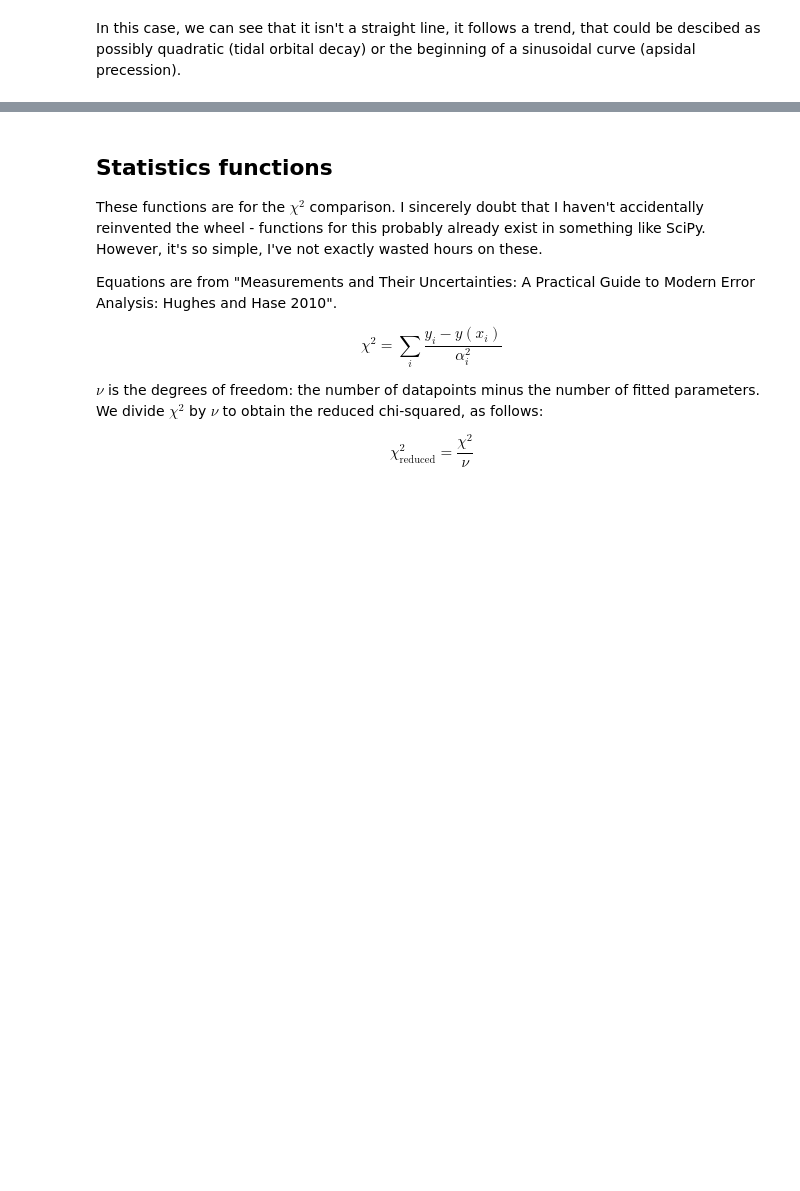
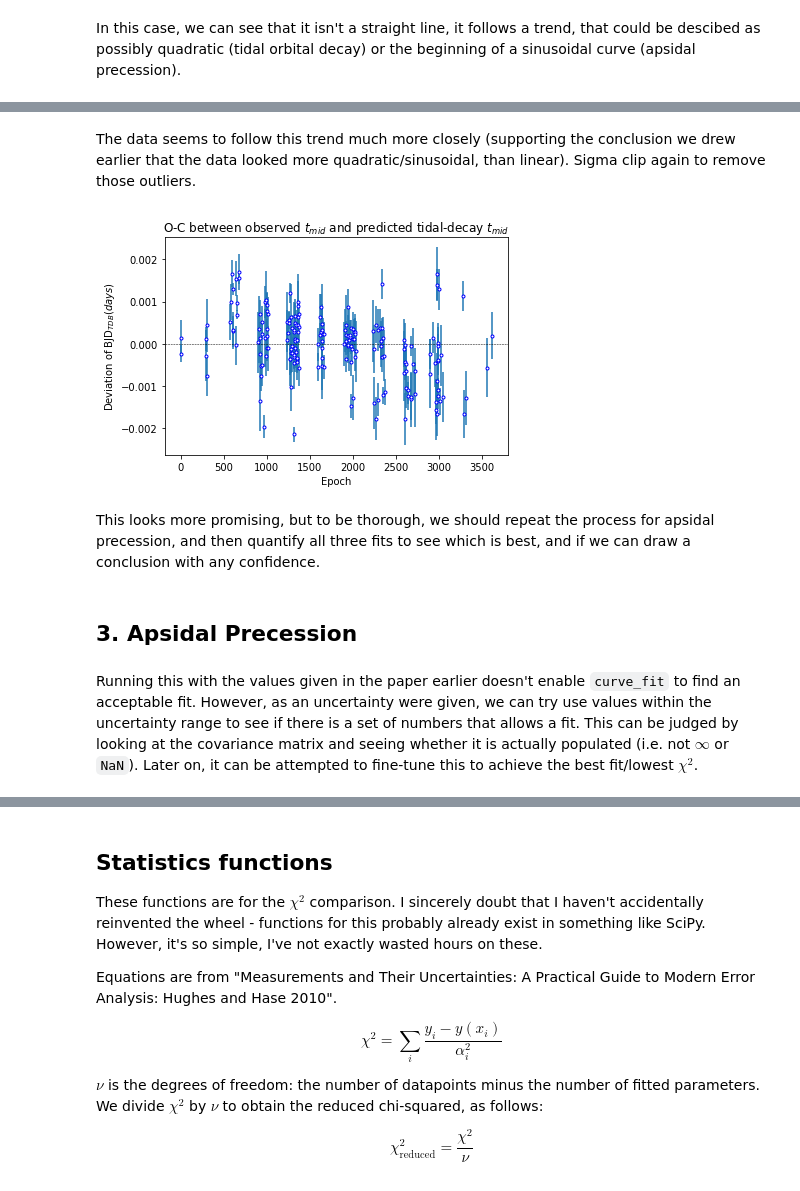
Before and after one commit to ross-dobson/TOTEMS, a Jupyter notebook: TOTEMS.ipynb, the cells around one changed output, grey strips where cells are left out. Cells and saved outputs as stored; diff of their text form; code cells hidden in the pictures; blank space fills up the shorter version.

```diff
--- a/TOTEMS.ipynb
+++ b/TOTEMS.ipynb
@@ -551,0 +638,23 @@ In this case, we can see that it isn't a straight line, it follows a trend, that
+# %% [markdown]
+The data seems to follow this trend much more closely (supporting the conclusion we drew earlier that the data looked more quadratic/sinusoidal, than linear). Sigma clip again to remove those outliers.
+# %%
+# 3 Sigma-clip the OC Series
+OC_tidal_clipped, low, upp = sigmaclip(OC_tidal, low=3.0, high=3.0)
+
+OC_tidal_clipped = pd.Series(data=OC_tidal_clipped)
+
+# Apply the index to the main DataFrame
+data_tidal = data.loc[OC_tidal_clipped.index]
+
+plt.errorbar(data_tidal['epoch'], OC_tidal_clipped, xerr=0, yerr=data_tidal['err'], linestyle='None', marker='.', mfc="w", mec="b")
+plt.axhline(y=0, xmin=0.0, xmax=1.0, color='black', linestyle='dashed', linewidth=0.5)
+plt.ylabel('Deviation of BJD$_{TDB} (days)$')
+plt.xlabel('Epoch')
+plt.title('O-C between observed $t_{mid}$ and predicted tidal-decay $t_{mid}$')
+plt.show()
+# %% [output]
+[figure, added]
+# %% [markdown]
+This looks more promising, but to be thorough, we should repeat the process for apsidal precession, and then quantify all three fits to see which is best, and if we can draw a conclusion with any confidence.
+# %% [markdown]
+## 3. Apsidal Precession
@@ -551,0 +690,2 @@ In this case, we can see that it isn't a straight line, it follows a trend, that
+# %% [markdown]
+Running this with the values given in the paper earlier doesn't enable `curve_fit` to find an acceptable fit. However, as an uncertainty were given, we can try use values within the uncertainty range to see if there is a set of numbers that allows a fit. This can be judged by looking at the covariance matrix and seeing whether it is actually populated (i.e. not $\infty$ or `NaN`). Later on, it can be attempted to fine-tune this to achieve the best fit/lowest $\chi^2$.
```
Also changed, not shown: parts of 23 cells of this notebook.
